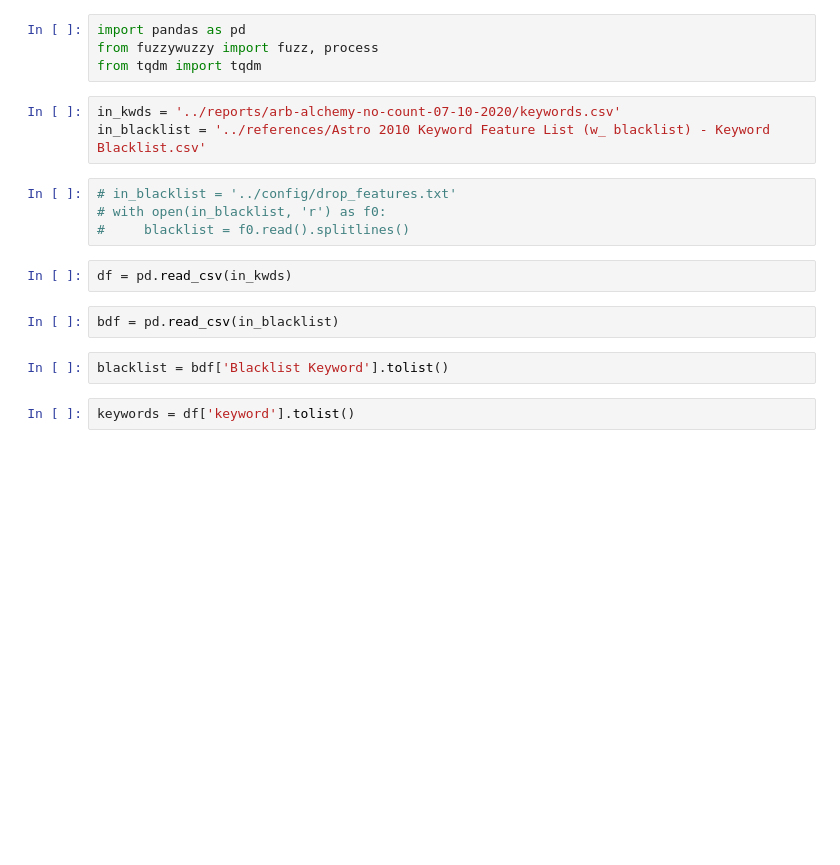
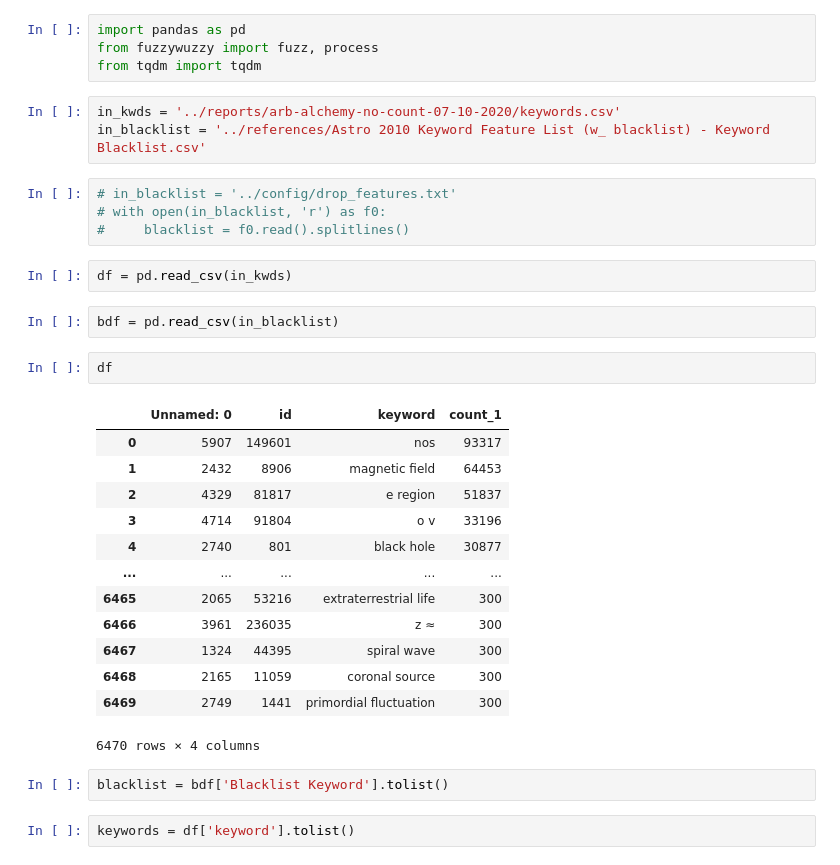
Before and after one commit to abuonomo/topic-emergence-ADS, a Jupyter notebook: notebook/arb-alchemy-05-fuzzy-match-keywords-blacklist.ipynb, the cells around one changed output. Drawn from its saved outputs; the diff is of its cells as text; blank space fills up the shorter version.

```diff
--- a/notebook/arb-alchemy-05-fuzzy-match-keywords-blacklist.ipynb
+++ b/notebook/arb-alchemy-05-fuzzy-match-keywords-blacklist.ipynb
@@ -13,6 +13,22 @@ in_blacklist = '../references/Astro 2010 Keyword Feature List (w_ blacklist) - K
 df = pd.read_csv(in_kwds)
 # %%
 bdf = pd.read_csv(in_blacklist)
+# %%
+df
+# %% [output]
+|  | Unnamed: 0 | id | keyword | count_1 |
+| 0 | 5907 | 149601 | nos | 93317 |
+| 1 | 2432 | 8906 | magnetic field | 64453 |
+| 2 | 4329 | 81817 | e region | 51837 |
+| 3 | 4714 | 91804 | o v | 33196 |
+| 4 | 2740 | 801 | black hole | 30877 |
+| ... | ... | ... | ... | ... |
+| 6465 | 2065 | 53216 | extraterrestrial life | 300 |
+| 6466 | 3961 | 236035 | z ≈ | 300 |
+| 6467 | 1324 | 44395 | spiral wave | 300 |
+| 6468 | 2165 | 11059 | coronal source | 300 |
+| 6469 | 2749 | 1441 | primordial fluctuation | 300 |
+6470 rows × 4 columns
 # %%
 blacklist = bdf['Blacklist Keyword'].tolist()
 # %%
```
Also changed, not shown: parts of 11 cells of this notebook, 2 other files.
